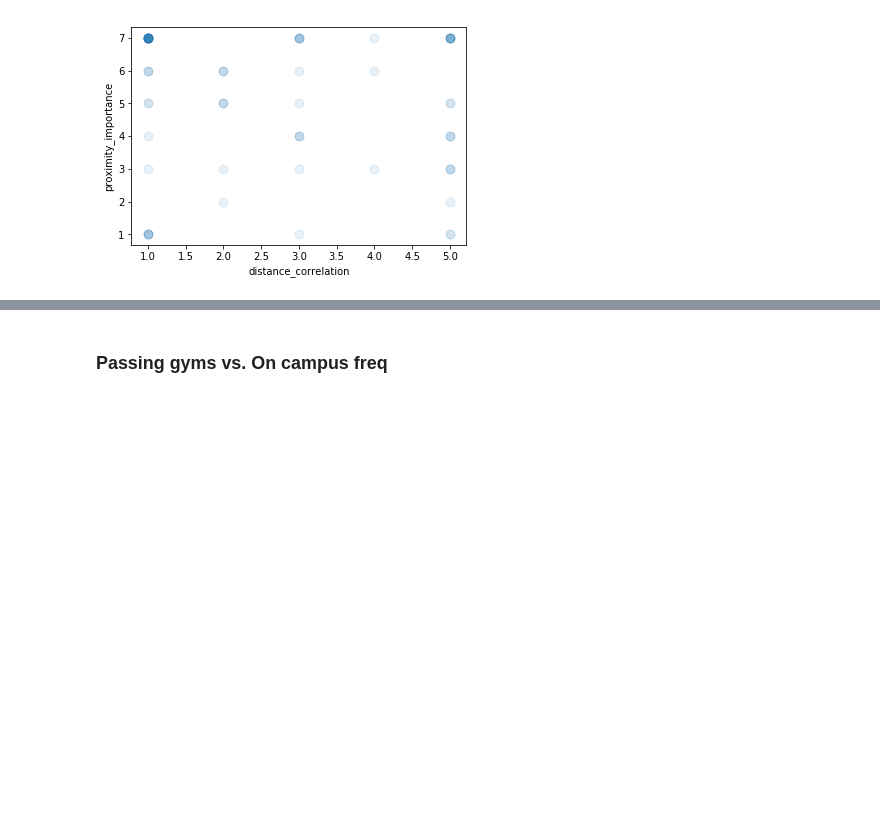
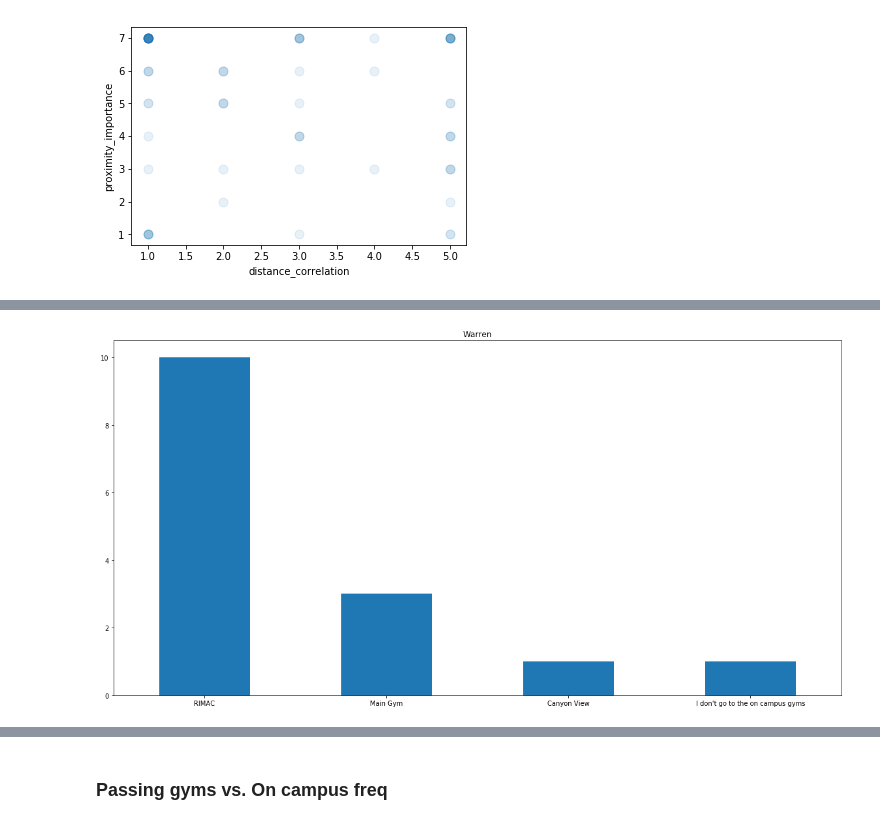
Before and after one commit to mirandago/cogs164_proximity, a Jupyter notebook: On campus visualizations.ipynb, the cells around one changed output, grey strips where cells are left out. Saved outputs shown, nothing was run; the diff lists cells and outputs as text; code cells hidden in the pictures; blank space fills up the shorter version.

```diff
--- a/On campus visualizations.ipynb
+++ b/On campus visualizations.ipynb
@@ -357,0 +416,6 @@ plt.show()
+# %%
+pairs_war = war_gyms['main_gym_location'].value_counts()
+ax = pairs_war.plot.bar(rot=0,figsize=(20,10),title='Warren')
+plt.show()
+# %% [output]
+[figure, added]
```
Also changed, not shown: parts of 13 cells of this notebook.
